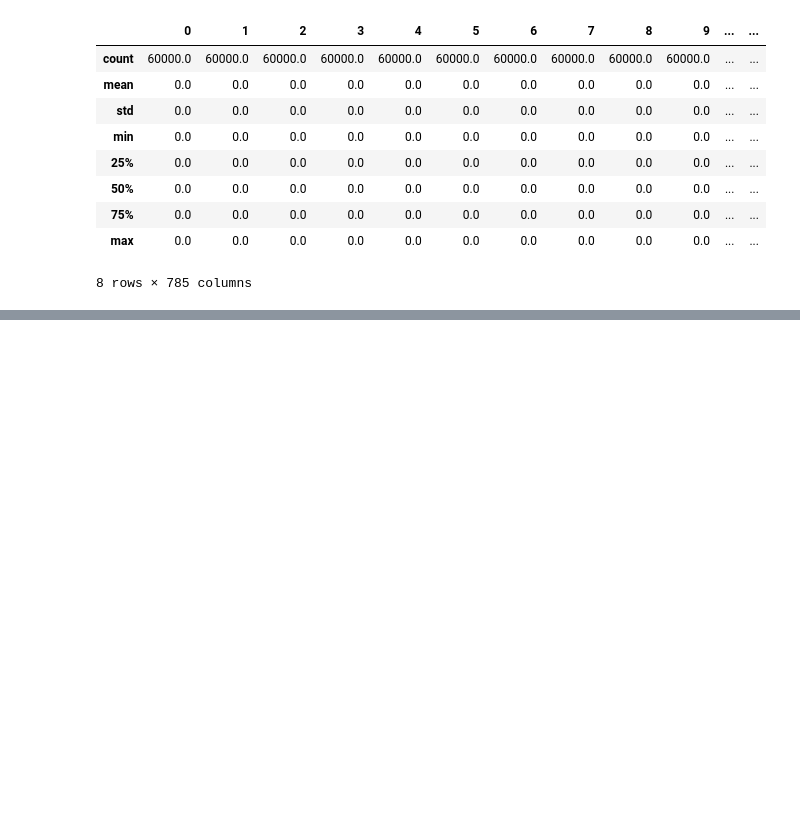
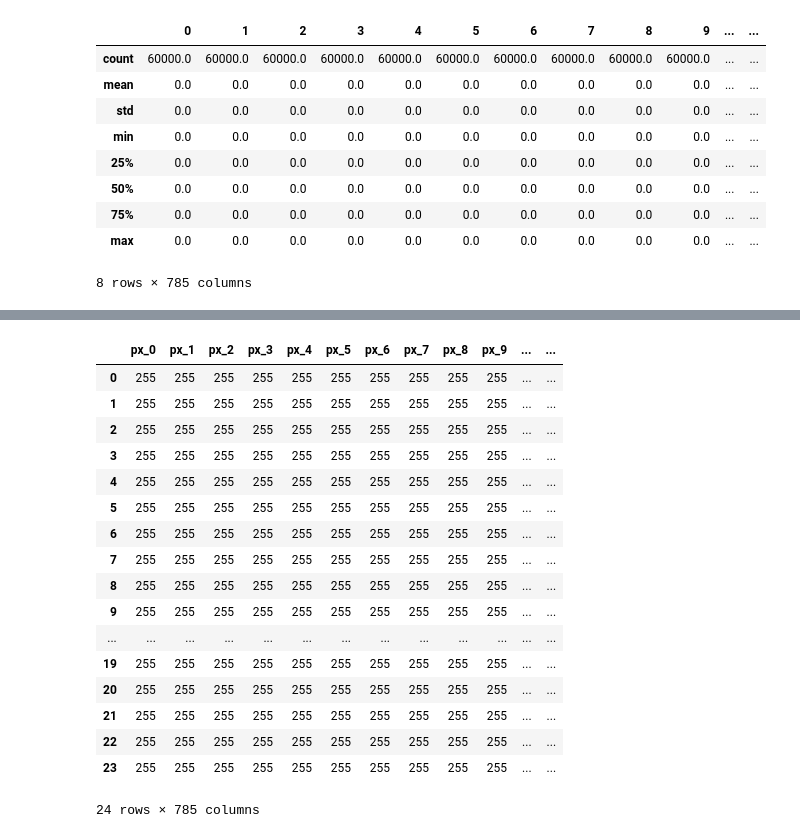
Before and after one commit to gcortier/mod6_1, a Jupyter notebook: backend/workarround.ipynb, the cells around one changed output, grey strips where cells are left out. Drawn from its saved outputs; the diff is of its cells as text; code cells hidden in the pictures; blank space fills up the shorter version.

```diff
--- a/backend/workarround.ipynb
+++ b/backend/workarround.ipynb
@@ -124,0 +198,21 @@ MlflowException: Run '17865ca2b32c40bda882dd0956d5afb9' not found
+# %%
+df_ready
+# %% [output]
+|  | px_0 | px_1 | px_2 | px_3 | px_4 | px_5 | px_6 | px_7 | px_8 | px_9 | ... | ... |
+| 0 | 255 | 255 | 255 | 255 | 255 | 255 | 255 | 255 | 255 | 255 | ... | ... |
+| 1 | 255 | 255 | 255 | 255 | 255 | 255 | 255 | 255 | 255 | 255 | ... | ... |
+| 2 | 255 | 255 | 255 | 255 | 255 | 255 | 255 | 255 | 255 | 255 | ... | ... |
+| 3 | 255 | 255 | 255 | 255 | 255 | 255 | 255 | 255 | 255 | 255 | ... | ... |
+| 4 | 255 | 255 | 255 | 255 | 255 | 255 | 255 | 255 | 255 | 255 | ... | ... |
+| 5 | 255 | 255 | 255 | 255 | 255 | 255 | 255 | 255 | 255 | 255 | ... | ... |
+| 6 | 255 | 255 | 255 | 255 | 255 | 255 | 255 | 255 | 255 | 255 | ... | ... |
+| 7 | 255 | 255 | 255 | 255 | 255 | 255 | 255 | 255 | 255 | 255 | ... | ... |
+| 8 | 255 | 255 | 255 | 255 | 255 | 255 | 255 | 255 | 255 | 255 | ... | ... |
+| 9 | 255 | 255 | 255 | 255 | 255 | 255 | 255 | 255 | 255 | 255 | ... | ... |
+| ... | ... | ... | ... | ... | ... | ... | ... | ... | ... | ... | ... | ... |
+| 19 | 255 | 255 | 255 | 255 | 255 | 255 | 255 | 255 | 255 | 255 | ... | ... |
+| 20 | 255 | 255 | 255 | 255 | 255 | 255 | 255 | 255 | 255 | 255 | ... | ... |
+| 21 | 255 | 255 | 255 | 255 | 255 | 255 | 255 | 255 | 255 | 255 | ... | ... |
+| 22 | 255 | 255 | 255 | 255 | 255 | 255 | 255 | 255 | 255 | 255 | ... | ... |
+| 23 | 255 | 255 | 255 | 255 | 255 | 255 | 255 | 255 | 255 | 255 | ... | ... |
+24 rows × 785 columns
```
Also changed, not shown: parts of 32 cells of this notebook, 15 other files.
